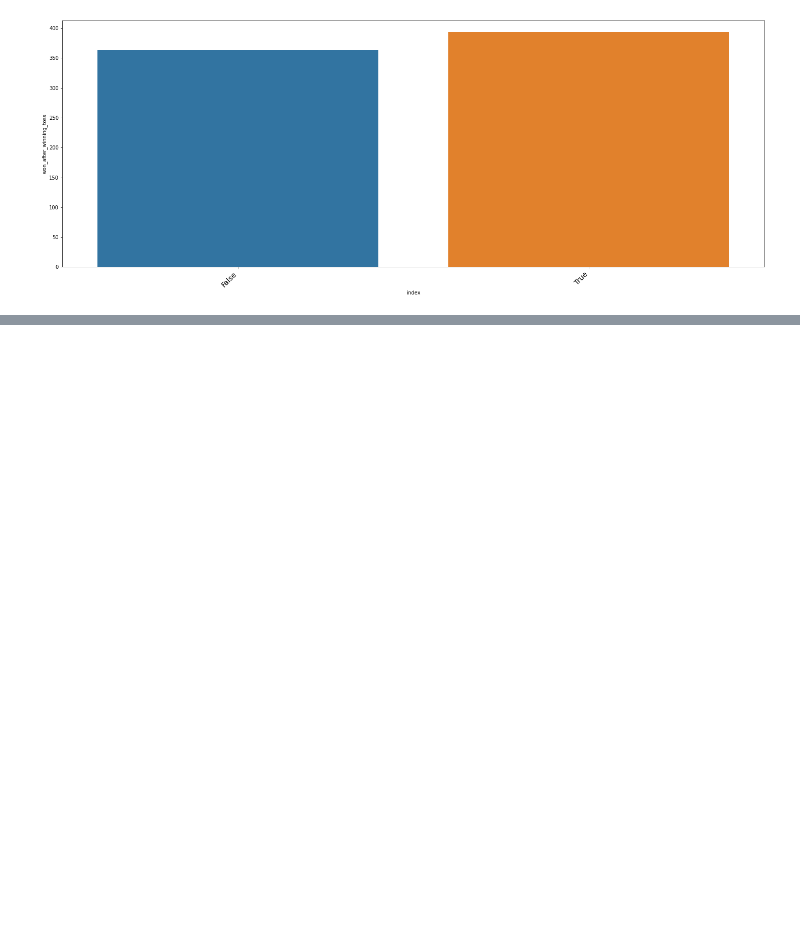
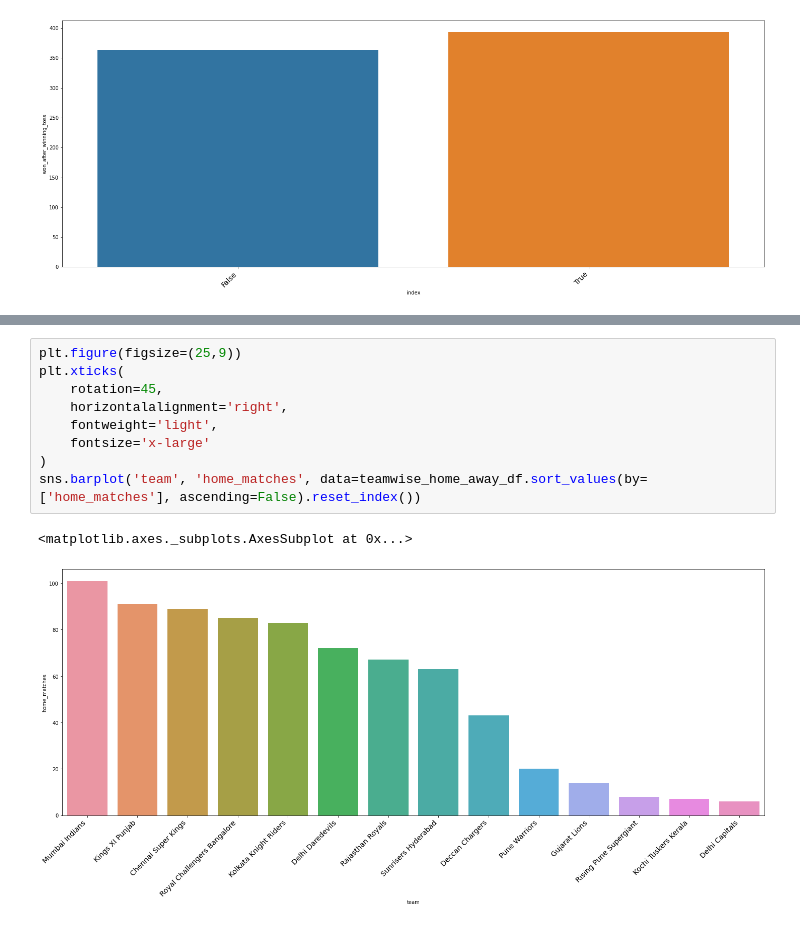
Before and after one commit to prateekk21/ipl-t20-cricket-analysis, a Jupyter notebook: Prateek_Arora_IPL_T20_Cricket_Analysis.ipynb, the cells around one changed output, grey strips where cells are left out. Drawn from its saved outputs; the diff is of its cells as text; blank space fills up the shorter version.

```diff
--- a/Prateek_Arora_IPL_T20_Cricket_Analysis.ipynb
+++ b/Prateek_Arora_IPL_T20_Cricket_Analysis.ipynb
@@ -304,0 +435,12 @@ sns.barplot('index', 'won_after_winning_toss', data=matches_df['won_after_winnin
+# %%
+plt.figure(figsize=(25,9))
+plt.xticks(
+    rotation=45,
+    horizontalalignment='right',
+    fontweight='light',
+    fontsize='x-large'
+)
+sns.barplot('team', 'home_matches', data=teamwise_home_away_df.sort_values(by=['home_matches'], ascending=False).reset_index())
+# %% [output]
+<matplotlib.axes._subplots.AxesSubplot at 0x...>
+[figure, added]
```
Also changed, not shown: parts of 15 cells of this notebook.
